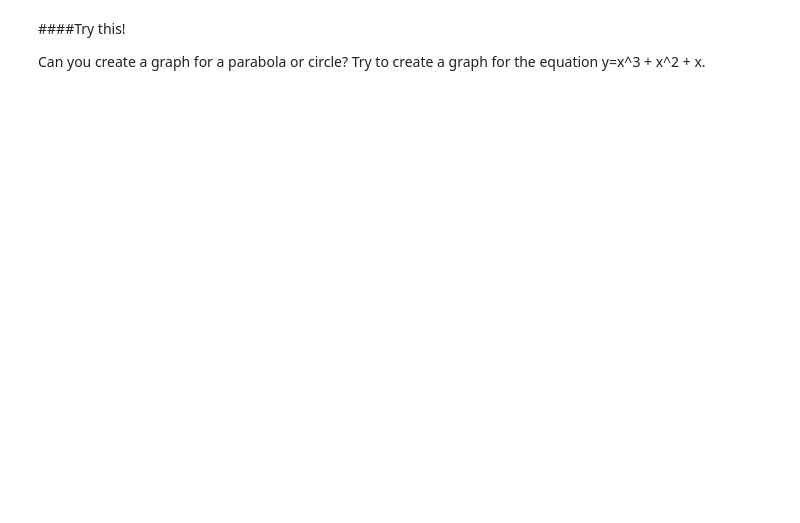
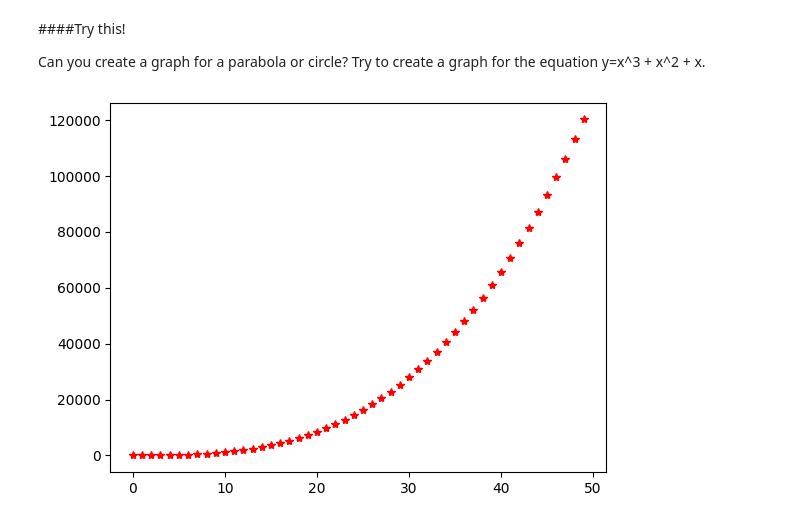
Before and after one commit to spalit1003/iDTech, a Jupyter notebook: 3_1_Intro_to_Libraries.ipynb, the cells around one changed output. Cells and saved outputs as stored; diff of their text form; code cells hidden in the pictures; blank space fills up the shorter version.

```diff
--- a/3_1_Intro_to_Libraries.ipynb
+++ b/3_1_Intro_to_Libraries.ipynb
@@ -377,3 +398,13 @@ plt.show()
 Can you create a graph for a parabola or circle? Try to create a graph for the equation y=x^3 + x^2 + x.
 # %%
 # Add your code to plot a higher order function here:
+def function2(x):
+  return x*x*x + x*x + x
+
+data = np.arange(50)
+output = function2(data)
+#print(output)
+plt.plot(output, 'r*')
+plt.show()
+# %% [output]
+[figure, added]
```
Also changed, not shown: parts of 10 cells of this notebook.
